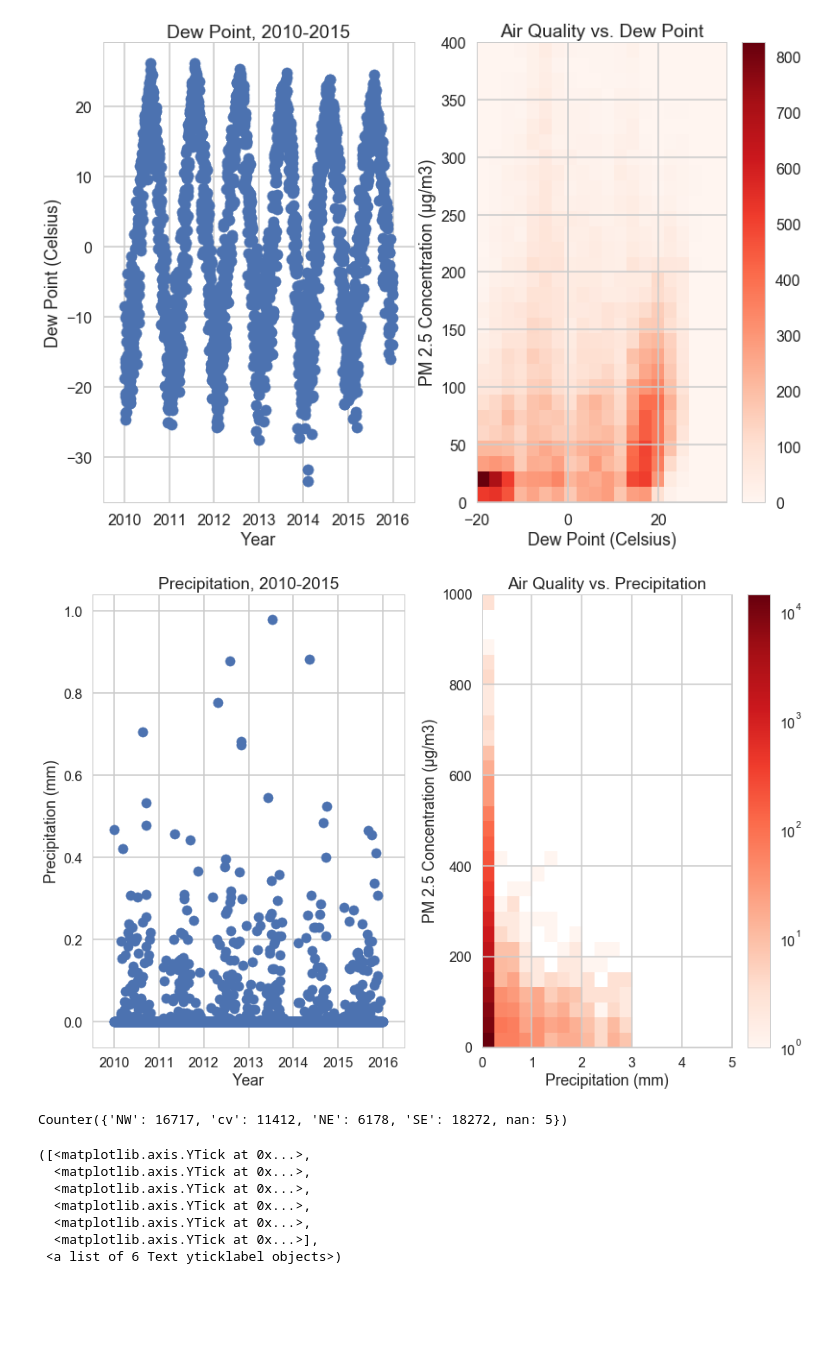
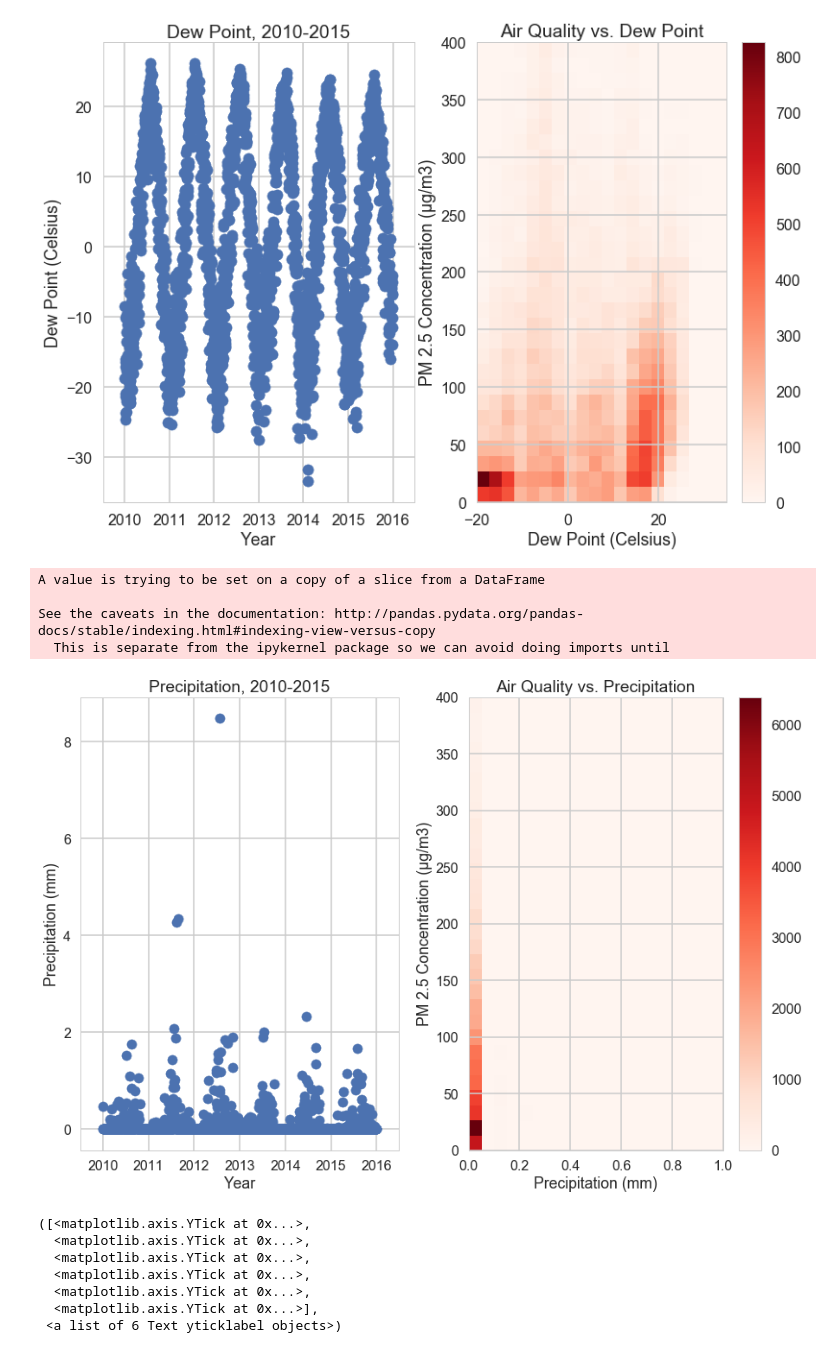
Before and after one commit to kevinlimk/BeijingPM2.5, a Jupyter notebook: BeijingPM25.ipynb, the cells around one changed output. Cells and saved outputs as stored; diff of their text form; code cells hidden in the pictures; blank space fills up the shorter version.

```diff
--- a/BeijingPM25.ipynb
+++ b/BeijingPM25.ipynb
@@ -76,0 +97,5 @@ memory usage: 3.6+ MB
+# %%
+# Finish cleaning df_wind
+df_wind = df_wind.rename(columns={'cv': 'SW'})
+df_wind = df_wind.loc[:,'NE':'SW']
+df_wind.info()
@@ -76,0 +112,3 @@ memory usage: 3.6+ MB
+# %%
+# Replace all NaN with zero
+df_wind.fillna(0, inplace=True)
@@ -76,0 +127,3 @@ memory usage: 3.6+ MB
+# %%
+# Join df_wind to the main dataframe df
+df = pd.concat([df, df_wind], axis=1)
@@ -138,9 +203,8 @@ plt.xticks(range(0,12), calendar.month_abbr[1:13])
  <a list of 12 Text xticklabel objects>)
 [figure]
 # %%
-# Plot PM 2.5 level by day of the week
-
-df_length, df_width = df_Beijing.shape
+# Plot PM 2.5 level by DAY OF THE WEEK
+df_length = df_Beijing.shape[0]
 
 weekday = []
 
@@ -149,3 +213,10 @@ for ii in list(range(df_length)):
         df_Beijing.month[ii], df_Beijing.day[ii]))
 
 df['weekday'] = weekday
+
+plt.figure()
+sns.boxplot(x="weekday", y="pm25", data=df, showfliers=False)
+plt.xlabel('Day of the Week')
+plt.ylabel('PM 2.5 Concentration (μg/m3)')
+plt.title('Air Quality by Day of the Week')
+plt.xticks(range(0,7), calendar.day_name)
@@ -258,29 +322,28 @@ plt.title('Air Quality vs. Dew Point')
 # %%
 # Precipitation
 
+df.precipitation[df.precipitation >= 1000] = np.nan  # Remove erroneous 999990.0 point
+
 plt.figure()
 plt.subplot(1,2,1)
-plt.scatter(x = df[df.precipitation < 3].precipitation.resample('D').mean().index, y = df[df.precipitation < 3].precipitation.resample('D').mean())
+plt.scatter(x = df.precipitation.resample('D').mean().index, y = df.precipitation.resample('D').mean())
 plt.xlabel('Year')
 plt.ylabel('Precipitation (mm)')
 plt.title('Precipitation, 2010-2015')
 
 plt.subplot(1,2,2)
-plt.hist2d(x = df[df.precipitation < 3].precipitation, y = df[df.precipitation < 3].pm25,
-           bins = (20, 30), range = ((0,5),(0,1000)), cmap = 'Reds', norm=mpl.colors.LogNorm())
+plt.hist2d(x = df.precipitation, y = df.pm25,
+           bins = (20, 30), range = ((0,1),(0,400)), cmap = 'Reds')
 plt.colorbar()
 plt.xlabel('Precipitation (mm)')
 plt.ylabel('PM 2.5 Concentration (μg/m3)')
 plt.title('Air Quality vs. Precipitation')
 
 plt.tight_layout()
 # %% [output]
+A value is trying to be set on a copy of a slice from a DataFrame
+
+See the caveats in the documentation: http://pandas.pydata.org/pandas-docs/stable/indexing.html#indexing-view-versus-copy
+  This is separate from the ipykernel package so we can avoid doing imports until
-[figure, old version]
+[figure, new version]
-# %%
-# Wind Speed Sorted by Wind Direction
-from collections import Counter
-
-Counter(df.wind_dir)
-# %% [output]
-Counter({'NW': 16717, 'cv': 11412, 'NE': 6178, 'SE': 18272, nan: 5})
 # %%
```
Also changed, not shown: parts of 55 cells of this notebook.
